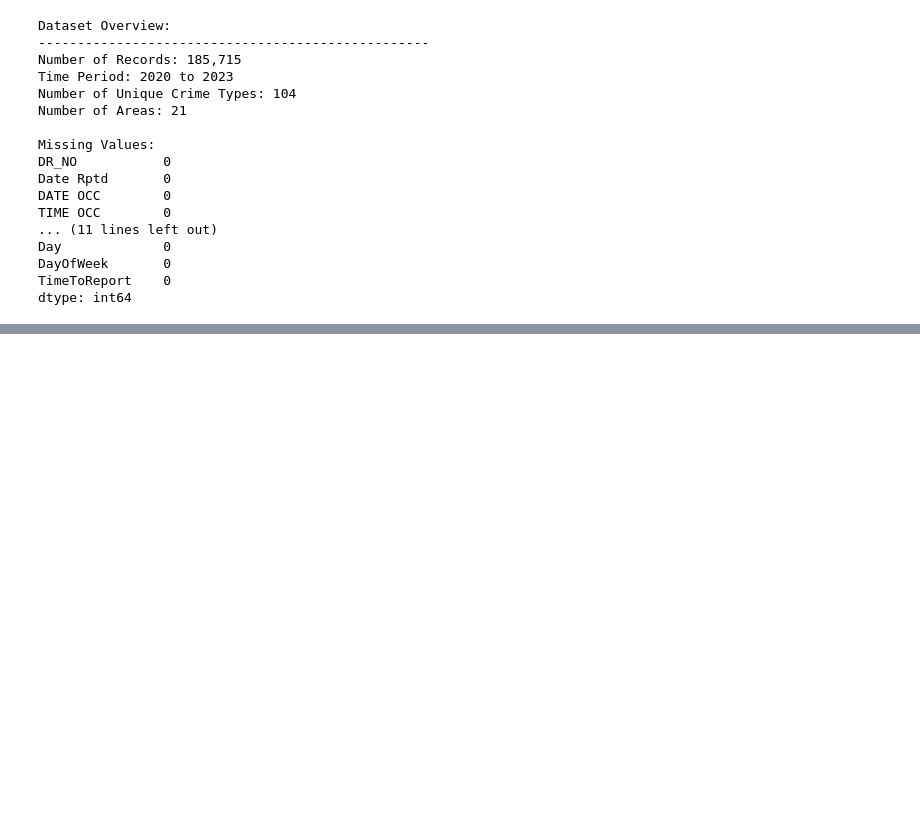
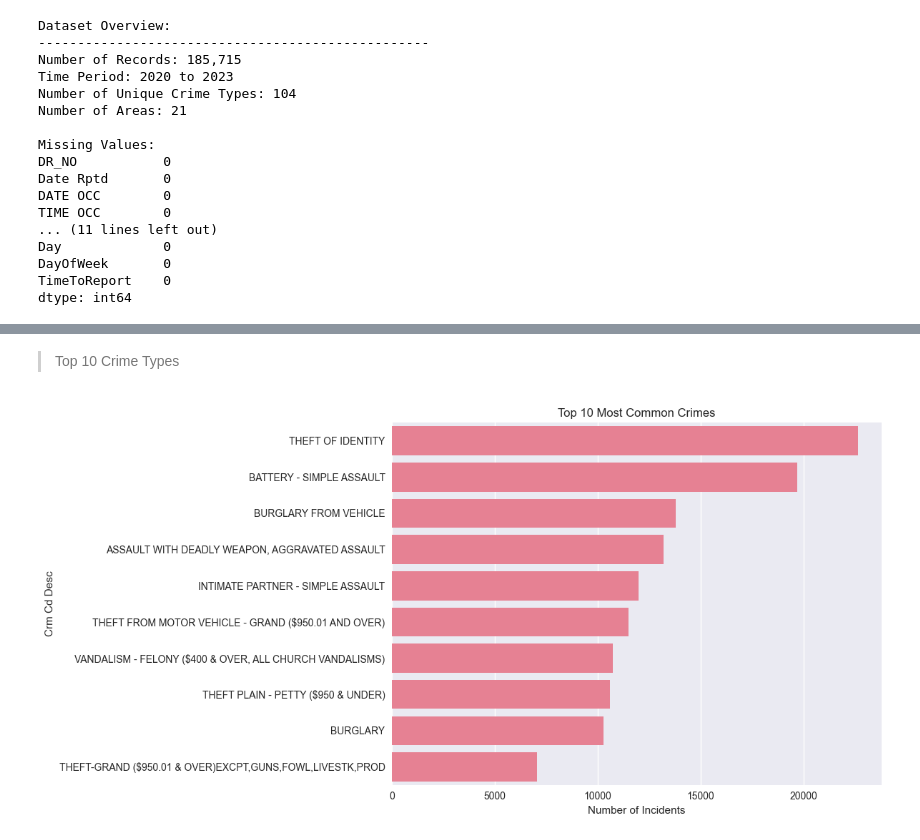
Before and after one commit to cesarverapy/crime-analysis-los-angeles, a Jupyter notebook: notebooks/01_data_exploration.ipynb, the cells around one changed output, grey strips where cells are left out. Saved outputs shown, nothing was run; the diff lists cells and outputs as text; code cells hidden in the pictures; blank space fills up the shorter version.

```diff
--- a/notebooks/01_data_exploration.ipynb
+++ b/notebooks/01_data_exploration.ipynb
@@ -141,0 +138,12 @@ dtype: int64
+# %% [markdown]
+> Top 10 Crime Types
+# %%
+plt.figure(figsize=(12, 6))
+top_crimes = df_crimes['Crm Cd Desc'].value_counts().head(10)
+sns.barplot(x=top_crimes.values, y=top_crimes.index)
+plt.title('Top 10 Most Common Crimes')
+plt.xlabel('Number of Incidents')
+plt.tight_layout()
+plt.show()
+# %% [output]
+[figure, added]
```
Also changed, not shown: parts of 8 cells of this notebook.
